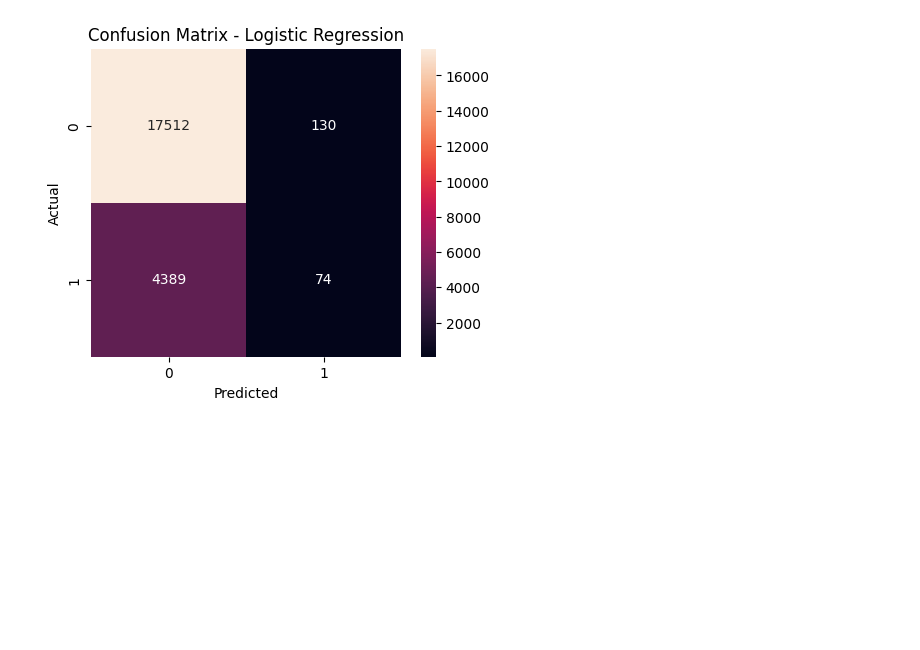
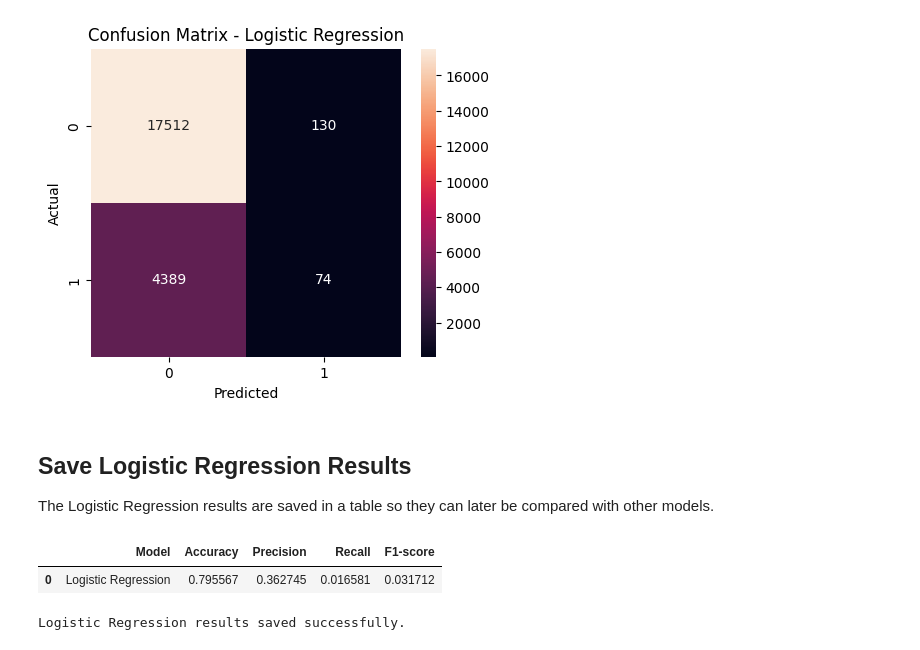
Before and after one commit to Elsaterziu/ml-project, a Jupyter notebook: notebooks/patient_no_show_prediction.ipynb, the cells around one changed output. Cells and saved outputs as stored; diff of their text form; code cells hidden in the pictures; blank space fills up the shorter version.

Commit message:
Add complete preprocessing and logistic regression workflow

```diff
--- a/notebooks/patient_no_show_prediction.ipynb
+++ b/notebooks/patient_no_show_prediction.ipynb
@@ -105,0 +264,4 @@ df.head()
+# %%
+# If appointments_cleaned.csv is already in the Colab session, this will work directly.
+df_model = pd.read_csv("appointments_cleaned.csv")
+df_model.head()
@@ -106,6 +301,6 @@ df.head()
 # %%
-X = df.drop("NoShow", axis=1)
-y = df["NoShow"]
+X = df_model.drop("NoShow", axis=1)
+y = df_model["NoShow"]
 
 print("X shape:", X.shape)
 print("y shape:", y.shape)
@@ -227,3 +458,18 @@ plt.ylabel("Actual")
 plt.show()
 # %% [output]
 [figure]
+# %% [markdown]
+## Save Logistic Regression Results
+
+The Logistic Regression results are saved in a table so they can later be compared with other models.
+# %%
+results_df = pd.DataFrame([logistic_results])
+results_df
+# %% [output]
+|  | Model | Accuracy | Precision | Recall | F1-score |
+| 0 | Logistic Regression | 0.795567 | 0.362745 | 0.016581 | 0.031712 |
+# %%
+results_df.to_csv("logistic_regression_results.csv", index=False)
+print("Logistic Regression results saved successfully.")
+# %% [output]
+Logistic Regression results saved successfully.
```
Also changed, not shown: parts of 45 cells of this notebook.
